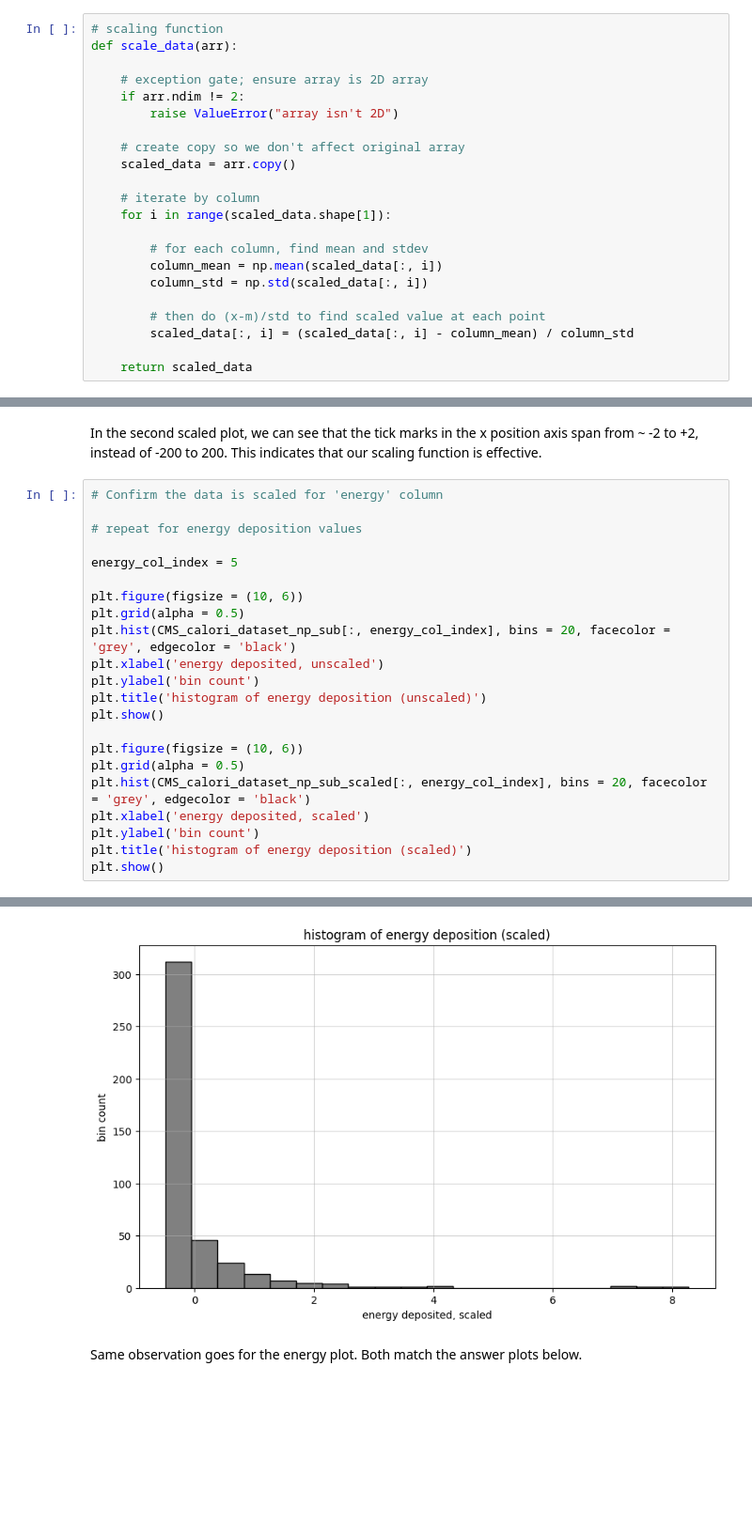
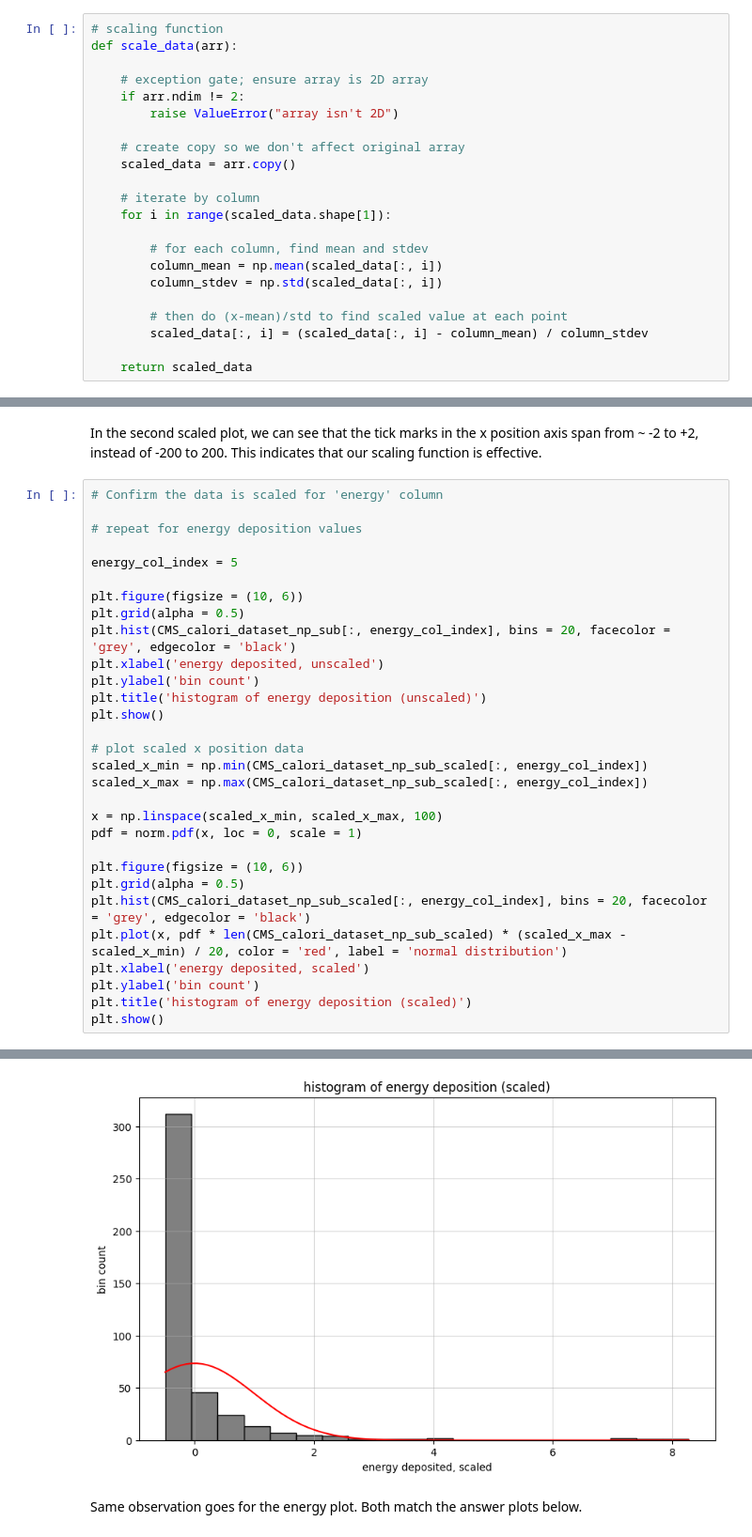
Before and after one commit to itsnaka/phys_417, a Jupyter notebook: lab_01/Lab_01_NateChaoweeraprasit.ipynb, the cells around one changed output, grey strips where cells are left out. Shown at 94% size. Drawn from its saved outputs; the diff is of its cells as text; blank space fills up the shorter version.

```diff
--- a/lab_01/Lab_01_NateChaoweeraprasit.ipynb
+++ b/lab_01/Lab_01_NateChaoweeraprasit.ipynb
@@ -91,10 +92,10 @@ def scale_data(arr):
 
         # for each column, find mean and stdev
         column_mean = np.mean(scaled_data[:, i])
-        column_std = np.std(scaled_data[:, i])
+        column_stdev = np.std(scaled_data[:, i])
 
-        # then do (x-m)/std to find scaled value at each point
-        scaled_data[:, i] = (scaled_data[:, i] - column_mean) / column_std
+        # then do (x-mean)/std to find scaled value at each point
+        scaled_data[:, i] = (scaled_data[:, i] - column_mean) / column_stdev
 
     return scaled_data
 # %%
@@ -155,28 +163,36 @@ In the second scaled plot, we can see that the tick marks in the x position axis
 # %%
 # Confirm the data is scaled for 'energy' column
 
 # repeat for energy deposition values
 
 energy_col_index = 5
 
 plt.figure(figsize = (10, 6))
 plt.grid(alpha = 0.5)
 plt.hist(CMS_calori_dataset_np_sub[:, energy_col_index], bins = 20, facecolor = 'grey', edgecolor = 'black')
 plt.xlabel('energy deposited, unscaled')
 plt.ylabel('bin count')
 plt.title('histogram of energy deposition (unscaled)')
 plt.show()
 
+# plot scaled x position data
+scaled_x_min = np.min(CMS_calori_dataset_np_sub_scaled[:, energy_col_index])
+scaled_x_max = np.max(CMS_calori_dataset_np_sub_scaled[:, energy_col_index])
+
+x = np.linspace(scaled_x_min, scaled_x_max, 100)
+pdf = norm.pdf(x, loc = 0, scale = 1)
+
 plt.figure(figsize = (10, 6))
 plt.grid(alpha = 0.5)
 plt.hist(CMS_calori_dataset_np_sub_scaled[:, energy_col_index], bins = 20, facecolor = 'grey', edgecolor = 'black')
+plt.plot(x, pdf * len(CMS_calori_dataset_np_sub_scaled) * (scaled_x_max - scaled_x_min) / 20, color = 'red', label = 'normal distribution')
 plt.xlabel('energy deposited, scaled')
 plt.ylabel('bin count')
 plt.title('histogram of energy deposition (scaled)')
 plt.show()
 # %% [output]
 [figure]
-[figure, old version]
+[figure, new version]
 # %% [markdown]
 Same observation goes for the energy plot. Both match the answer plots below.
 # %% [markdown]
```
Also changed, not shown: parts of 2 cells of this notebook, 5 other files.
